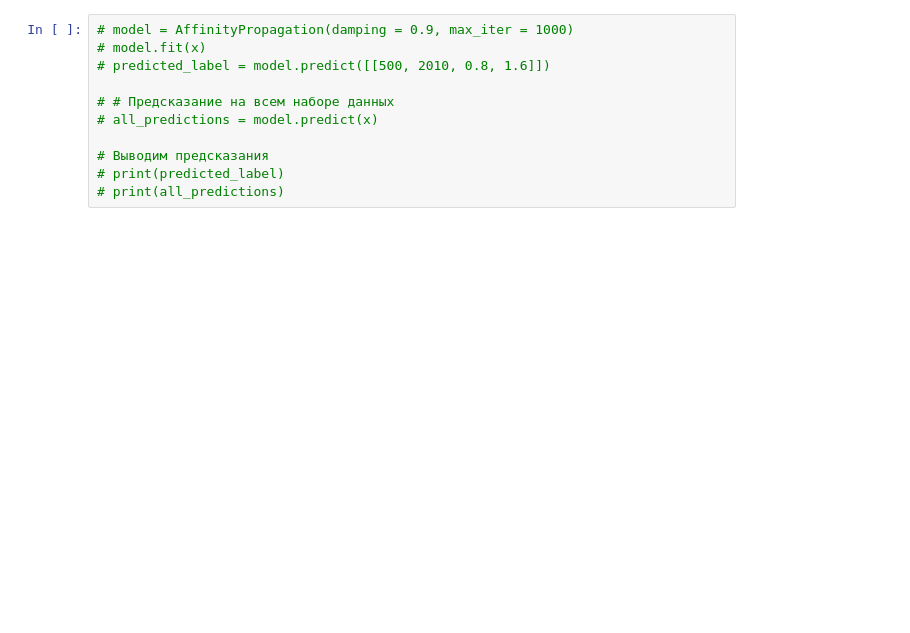
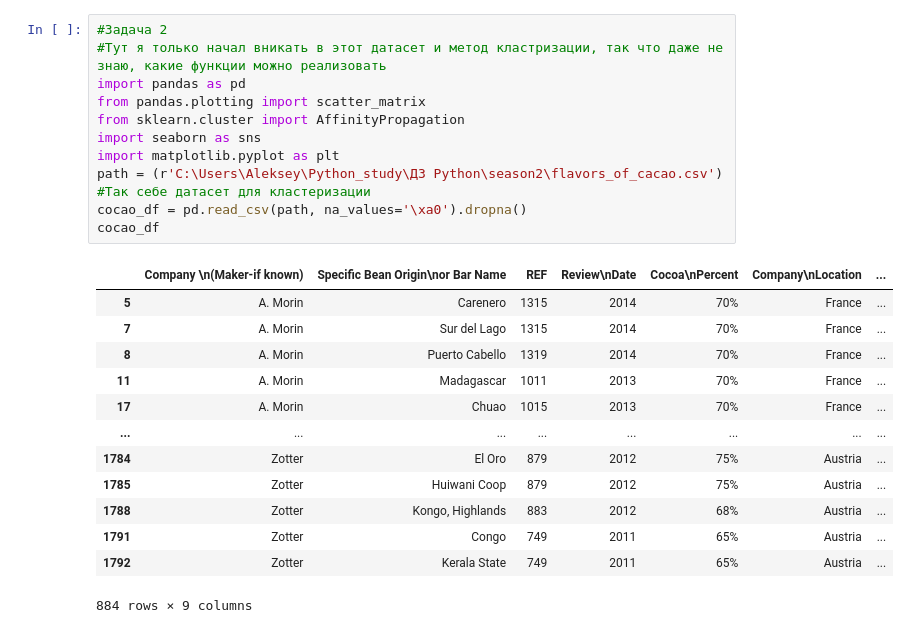
Before and after one commit to AlekseyGolovlev/Python_MISIS, a Jupyter notebook: season2/Homework_2.ipynb, the cells around one changed output. Saved outputs shown, nothing was run; the diff lists cells and outputs as text; blank space fills up the shorter version.

```diff
--- a/season2/Homework_2.ipynb
+++ b/season2/Homework_2.ipynb
@@ -167,11 +90,25 @@ Trinitario, TCGA              1
-# %%
-# model = AffinityPropagation(damping = 0.9, max_iter = 1000)
-# model.fit(x)
-# predicted_label = model.predict([[500, 2010, 0.8, 1.6]])
-
-# # Предсказание на всем наборе данных
-# all_predictions = model.predict(x)
-
-# Выводим предсказания
-# print(predicted_label)
-# print(all_predictions)
+# %%
+#Задача 2
+#Тут я только начал вникать в этот датасет и метод кластризации, так что даже не знаю, какие функции можно реализовать
+import pandas as pd
+from pandas.plotting import scatter_matrix
+from sklearn.cluster import AffinityPropagation
+import seaborn as sns
+import matplotlib.pyplot as plt
+path = (r'C:\Users\Aleksey\Python_study\ДЗ Python\season2\flavors_of_cacao.csv') #Так себе датасет для кластеризации
+cocao_df = pd.read_csv(path, na_values='\xa0').dropna()
+cocao_df
+# %% [output]
+|  | Company \n(Maker-if known) | Specific Bean Origin\nor Bar Name | REF | Review\nDate | Cocoa\nPercent | Company\nLocation | ... |
+| 5 | A. Morin | Carenero | 1315 | 2014 | 70% | France | ... |
+| 7 | A. Morin | Sur del Lago | 1315 | 2014 | 70% | France | ... |
+| 8 | A. Morin | Puerto Cabello | 1319 | 2014 | 70% | France | ... |
+| 11 | A. Morin | Madagascar | 1011 | 2013 | 70% | France | ... |
+| 17 | A. Morin | Chuao | 1015 | 2013 | 70% | France | ... |
+| ... | ... | ... | ... | ... | ... | ... | ... |
+| 1784 | Zotter | El Oro | 879 | 2012 | 75% | Austria | ... |
+| 1785 | Zotter | Huiwani Coop | 879 | 2012 | 75% | Austria | ... |
+| 1788 | Zotter | Kongo, Highlands | 883 | 2012 | 68% | Austria | ... |
+| 1791 | Zotter | Congo | 749 | 2011 | 65% | Austria | ... |
+| 1792 | Zotter | Kerala State | 749 | 2011 | 65% | Austria | ... |
+884 rows × 9 columns
```
Also changed, not shown: parts of 19 cells of this notebook.
